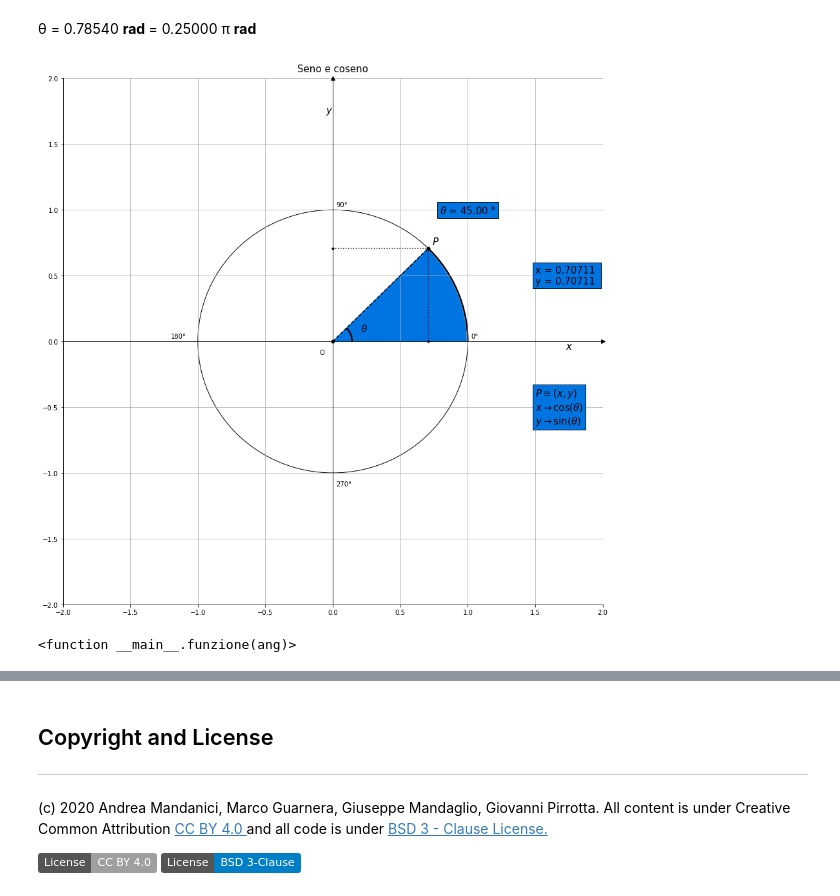
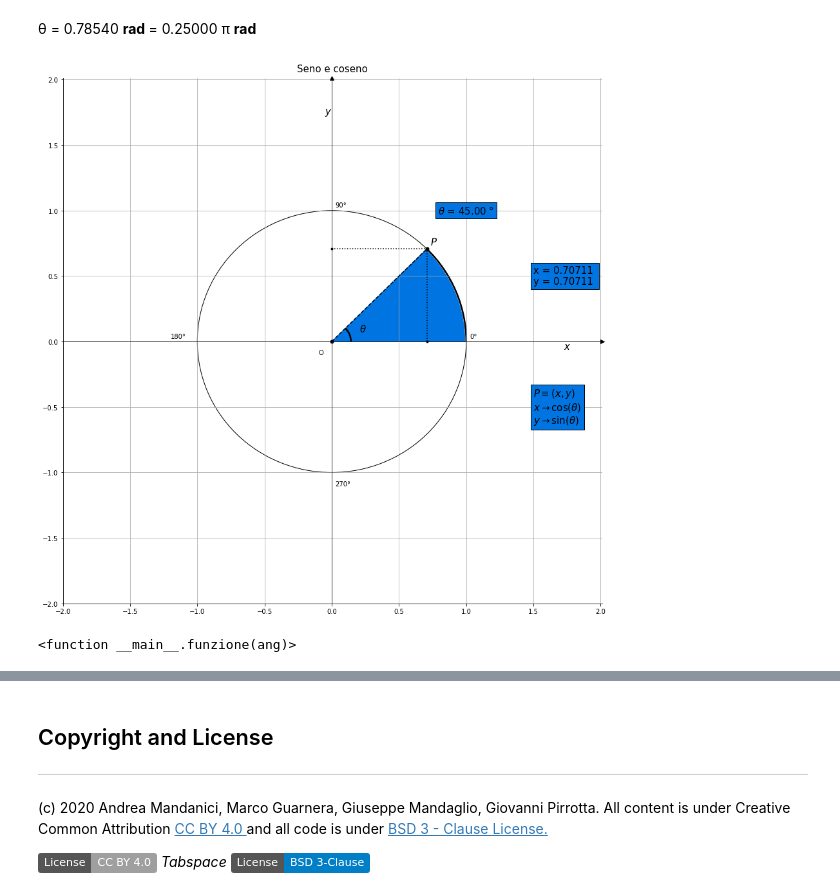
Before and after one commit to Darkaquon/Physics-with-Open-Source-Software, a Jupyter notebook: Notebook/Funzioni.ipynb, the cells around one changed output, grey strips where cells are left out. Saved outputs shown, nothing was run; the diff lists cells and outputs as text; code cells hidden in the pictures; badges without logos.

```diff
--- a/Notebook/Funzioni.ipynb
+++ b/Notebook/Funzioni.ipynb
@@ -56,7 +56,7 @@ sliderAng = widgets.IntSlider(min = 0, max = 360, step = 1, value = 45,
 # Funzione.
 def funzione(ang):
     ang_rad = ang * np.pi / 180 # Angolo in radianti.
-    ang_over_pi = ang / 180 # Angolo in unità di pi greco radianti.fraction of pi radians???.
+    ang_over_pi = ang / 180 # Angolo in unità di pi greco radianti.
     print()
     display(Markdown("\n &theta; = {0:0.5f} <b> rad </b> = {1:0.5f} &pi; <b> rad </b><br>".format(ang_rad, ang_over_pi))) # Utilizzato per stampare i risultati in Markdown.
     makeplot(ang) # Utilizzato per utilizzare la funzione grafico.
@@ -67,10 +67,10 @@ def makeplot(ang):
     sen_ang, cos_ang = np.sin(ang_rad), np.cos(ang_rad) # Seno e coseno dell'angolo.
     fig, axes = plt.subplots(figsize = (15, 15)) # Utilizzato per numerare il grafico e dimensionarlo.
     axes.set_title("Seno e coseno", fontdict = {"fontsize": 15}, pad = 10) # Utilizzato per il titolo.
-    plt.xlim(-2, 2) # Utilizzato per il limite della x.
-    plt.ylim(-2, 2) # Utilizzato per il limite della y.
-    axes.spines["top"].set_position(("data", 0)) # Utilizzato per???.
-    axes.spines["right"].set_position(("data", 0)) # Utilizzato per???.
+    plt.xlim(-2, 2.01) # Utilizzato per il limite della x.
+    plt.ylim(-2, 2.01) # Utilizzato per il limite della y.
+    axes.spines["top"].set_position(("data", 0)) # Utilizzato per l'asse x.
+    axes.spines["right"].set_position(("data", 0)) # Utilizzato per l'asse y.
     axes.plot(1, 0, ">k", transform = axes.get_yaxis_transform(), clip_on = False) # Utilizzato per disegnare la freccia dell'asse x.
     axes.plot(0, 1, "^k", transform = axes.get_xaxis_transform(), clip_on = False) # Utilizzato per disegnare la freccia dell'asse y.
     axes.annotate(r"$ x $", (1.75, 0), fontsize = 15, verticalalignment = "top", horizontalalignment = "center") # Utilizzato per rappresentare la x nel grafico.
@@ -81,34 +81,34 @@ def makeplot(ang):
     axes.annotate("0°", xy = (1.025, 0.025)) # Utilizzato per rappresentare 0° nel grafico.
     axes.annotate("90°", xy = (0.025, 1.025)) # Utilizzato per rappresentare 90° nel grafico.
     axes.annotate("180°", xy = (-1.2, 0.025)) # Utilizato per rappresentare 180° nel grafico.
     axes.annotate("270°", xy = (0.025, -1.1)) # Utilizzato per rappresentare 270° nel grafico.
     plt.plot([0, cos_ang], [0, sen_ang], 'o--', markersize = 5, color = "Black") # Utilizzato per disegnare il raggio.
     draw_wedge = patches.Wedge((0, 0), 0.99, 0, ang, color = "#0075E2") # Utilizzato per disegnare un angolo.
     axes.add_artist(draw_wedge) # Utilizzato per aggiungere l'angolo nel grafico.
     draw_arc01 = patches.Arc((0, 0), 2 / 7, 2 / 7, angle = 0.0, theta1 = 0.0, theta2 = ang, color = "Black", linewidth = 2.5) # Utilizzato per disegnare un arco.
     axes.add_artist(draw_arc01) # Utilizzato per aggiungere l'arco nel grafico.
     draw_arc02 = patches.Arc((0, 0), 2, 2, angle = 0.0, theta1 = 0.0, theta2 = ang, color = "Black", linewidth = 2.5) # Utilizzato per disegnare un arco.
     axes.add_artist(draw_arc02) # Utilizzato per aggiungere l'arco nel grafico.
     plt.plot([cos_ang, cos_ang], [0, sen_ang], "k:.") # Utilizzato per disegnare una linea dal punto P all'asse x.
     plt.plot([0, cos_ang], [sen_ang, sen_ang], "k:.") # Utilizzato per disegnare una linea dal punto P all'asse y.
     axes.annotate(r"$ \theta $", (0.25 * np.cos(ang_rad / 2), 0.25 * np.sin(ang_rad / 2)), fontsize = 15, verticalalignment = "center", horizontalalignment = "center") # Utilizzato per rappresentare il simbolo theta.
     plt.text(cos_ang * 1.075, sen_ang * 1.075, r"$ P $", horizontalalignment = "center", verticalalignment = "center", fontsize = "15") # Utilizzato per rappresentare il punto P.
     plt.text(1, 1, r"$ \theta $ = {0:0.2f} °".format(ang), fontsize = "15", verticalalignment = "center", horizontalalignment = "center", fontdict = {"fontsize": 15}, bbox = dict(facecolor = "#0075E2")) # Utilizzato per stampare il testo della leggenda.
     testo01 = "x = {0:0.5f} \ny = {1:0.5f}".format(cos_ang, sen_ang) # Utilizzato per il testo della leggenda.
     testo02 = r"$ P\equiv(x, y) $" + "\n" + r"$ x\rightarrow \cos(\theta) $" + "\n" + r"$ y\rightarrow \sin(\theta) $" # Utilizzato per il testo della leggenda.
     plt.text(1.5, 0.5, testo01, horizontalalignment = "left", verticalalignment = "center", fontsize = "15", bbox = dict(facecolor = "#0075E2")) # Utilizzato per stampare il testo della leggenda.
     plt.text(1.5, -0.5, testo02, horizontalalignment = "left", verticalalignment = "center", fontsize = "15", bbox = dict(facecolor = "#0075E2")) # Utilizzato per stampare il testo della leggenda.
     plt.grid(True) # Utilizzato per la griglia.
     print()
     plt.show() # Utilizzato per mostrare il grafico.
 
 
 # Utilizzato per collegare il widget alla funzione e per interagire con lo slider.
 widgets.interact(funzione, ang = sliderAng)
 # %% [output]
 
  &theta; = 0.78540 <b> rad </b> = 0.25000 &pi; <b> rad </b><br>
-[figure, old version]
+[figure, new version]
 <function __main__.funzione(ang)>
 # %% [markdown]
 > Per eseguire il codice Python contenuto in questo **notebook** Jupyter, anche se Python e Notebook Jupyter non sono installati sulla macchina che stai adoperando, puoi utilizzare l'ambiente [**binder**](https://mybinder.org) online.
@@ -196,4 +196,5 @@ HTML(open(css_file, "r").read())
 
 
 [![License: CC BY 4.0](https://img.shields.io/badge/License-CC%20BY%204.0-lightgrey.svg)](https://creativecommons.org/licenses/by/4.0/)
+*Tabspace*
 [![License](https://img.shields.io/badge/License-BSD%203--Clause-blue.svg)](https://opensource.org/licenses/BSD-3-Clause)
```
Also changed, not shown: 1 other file.
